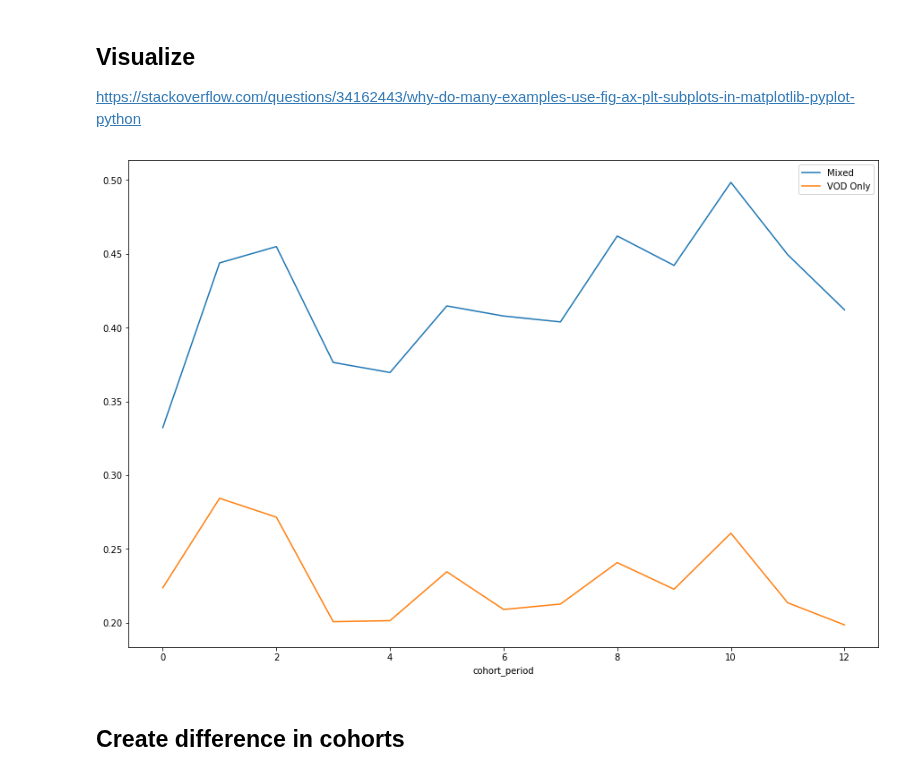
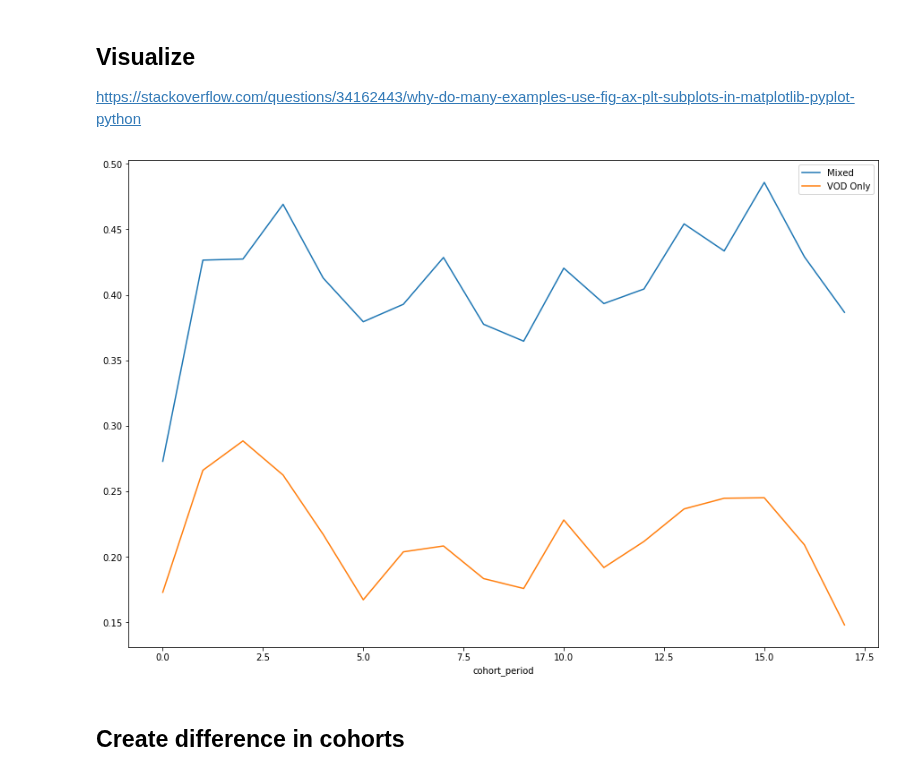
Before and after one commit to dfadeeff/AMZ_Projects, a Jupyter notebook: VOD_cohorts.ipynb, the cells around one changed output. Saved outputs shown, nothing was run; the diff lists cells and outputs as text; code cells hidden in the pictures.

```diff
--- a/VOD_cohorts.ipynb
+++ b/VOD_cohorts.ipynb
@@ -104,14 +104,14 @@ df_new[ (df_new['cohort_group'] == '2016-01')
 
 https://stackoverflow.com/questions/34162443/why-do-many-examples-use-fig-ax-plt-subplots-in-matplotlib-pyplot-python
 # %%
-d = summary[summary['cohort_group' ] == '2017-02-01']
+d = summary[summary['cohort_group' ] == '2016-09-01']
 
 plt.figure(figsize = (15,10))
 d.set_index('cohort_period', inplace=True)
 d.groupby('class')['ratio'].plot(legend=True)
 plt.show()
 # %% [output]
-[figure, old version]
+[figure, new version]
 # %% [markdown]
 ## Create difference in cohorts
 # %%
```
Also changed, not shown: parts of 12 cells of this notebook.
